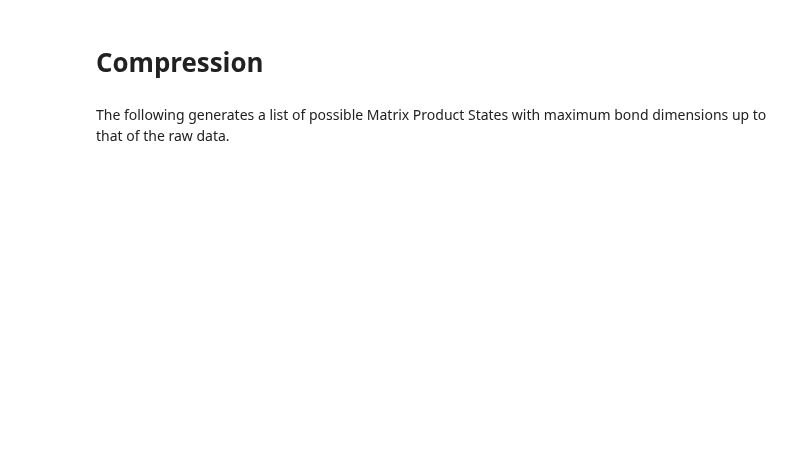
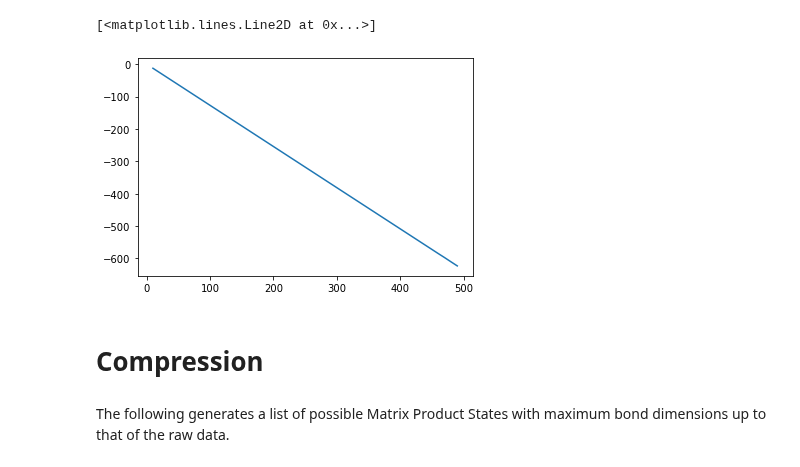
Before and after one commit to aaronleesander/DMRG-inspired-Algorithms-for-Neural-Network-Compression, a Jupyter notebook: main.ipynb, the cells around one changed output. Saved outputs shown, nothing was run; the diff lists cells and outputs as text; code cells hidden in the pictures; blank space fills up the shorter version.

```diff
--- a/main.ipynb
+++ b/main.ipynb
@@ -30,3 +79,8 @@ import scipy.sparse as sparse
+# %%
+plt.plot(range(10, 500, 10), energies)
+# %% [output]
+[<matplotlib.lines.Line2D at 0x...>]
+[figure, added]
 # %% [markdown]
 # Compression
 # %% [markdown]
```
Also changed, not shown: parts of 28 cells of this notebook, 3 other files.
